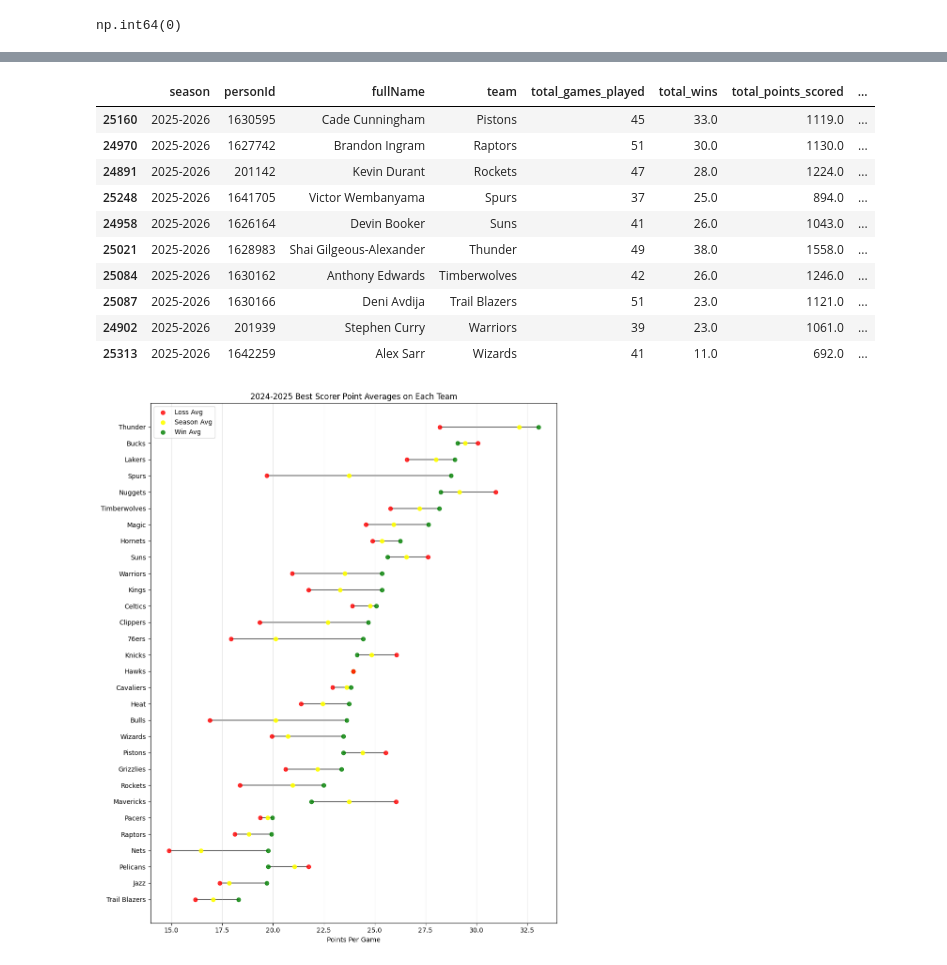
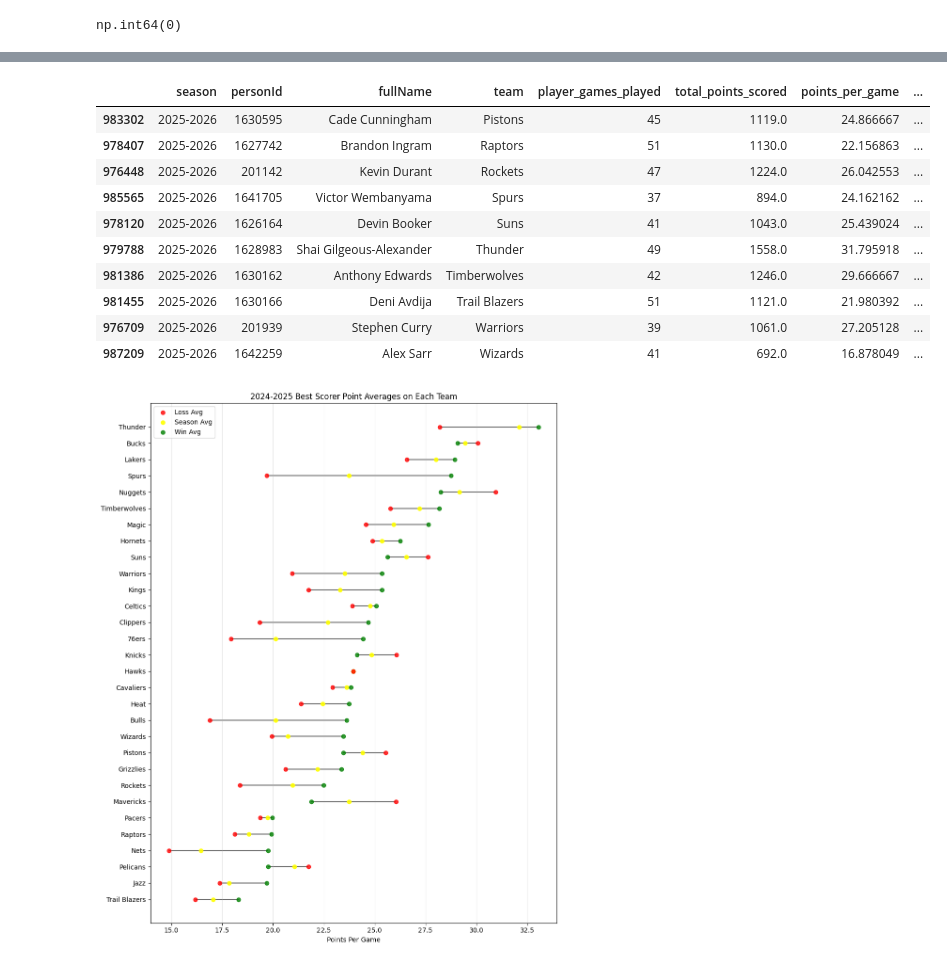
Before and after one commit to nmalloy13/nbaTopScorerProj, a Jupyter notebook: NBA.ipynb, the cells around one changed output, grey strips where cells are left out. Saved outputs shown, nothing was run; the diff lists cells and outputs as text; code cells hidden in the pictures.

```diff
--- a/NBA.ipynb
+++ b/NBA.ipynb
@@ -280,12 +291,13 @@ np.int64(0)
 season_player_stats = RegSeasonPlayerStats.groupby(['season', 'personId']).agg(
     fullName=('fullName', 'first'),
     team=('playerteamName', 'first'),
-    total_games_played=('gameId', 'nunique'),
-    total_wins=('win', 'sum'),
+    player_games_played=('gameId', 'nunique'),
     total_points_scored=('points', 'sum'),
     points_per_game=('points', 'mean'),
     avg_points_per_win=('points', lambda x: x[RegSeasonPlayerStats.loc[x.index, 'win'] == 1].mean()),
-    avg_points_per_loss=('points', lambda x: x[RegSeasonPlayerStats.loc[x.index, 'win'] == 0].mean())
+    avg_points_per_loss=('points', lambda x: x[RegSeasonPlayerStats.loc[x.index, 'win'] == 0].mean()),
+    fg_percentage_per_win=('fieldGoalsPercentage', lambda x: x[RegSeasonPlayerStats.loc[x.index, 'win'] == 1].mean()),
+    fg_percentage_per_loss=('fieldGoalsPercentage', lambda x: x[RegSeasonPlayerStats.loc[x.index, 'win'] == 0].mean())
 ).reset_index()
 season_player_stats.tail(10)
 # %% [output]
@@ -302,0 +315,12 @@ season_player_stats.tail(10)
+# %%
+# Get one row per team per game
+game_wins = RegSeasonPlayerStats[RegSeasonPlayerStats['win'] == 1].groupby(['gameId', 'playerteamName', 'season']).agg(
+    win=('win', 'first'),  # All players on winning team have win=1
+).reset_index()
+game_wins.head(5)
+# Then count wins per team per season
+game_wins = game_wins.groupby(['playerteamName', 'season']).agg(
+    total_team_wins=('win', 'sum'),
+).reset_index()
+
+game_wins[game_wins['season'] == '2024-2025'].sort_values(by='total_team_wins', ascending=False).head(10)
@@ -303,19 +339,24 @@ season_player_stats.tail(10)
+# %%
+# join the total wins per team per season to the season_player_stats dataframe
+season_player_stats = season_player_stats.merge(game_wins, left_on=['team', 'season'], right_on=['playerteamName', 'season'], how='left')
+season_player_stats.drop(columns=['playerteamName'], inplace=True)
 # %%
 # create a dataframe of the best scorer for each team for each season
 topTeamScorers = season_player_stats.loc[season_player_stats.groupby(['season', 'team'])['points_per_game'].idxmax()]
+topTeamScorers["ppg_gap"] = topTeamScorers["avg_points_per_win"] - topTeamScorers["avg_points_per_loss"]
 topTeamScorers.tail(10)
 # %% [output]
-|  | season | personId | fullName | team | total_games_played | total_wins | total_points_scored | ... |
-| 25160 | 2025-2026 | 1630595 | Cade Cunningham | Pistons | 45 | 33.0 | 1119.0 | ... |
-| 24970 | 2025-2026 | 1627742 | Brandon Ingram | Raptors | 51 | 30.0 | 1130.0 | ... |
-| 24891 | 2025-2026 | 201142 | Kevin Durant | Rockets | 47 | 28.0 | 1224.0 | ... |
-| 25248 | 2025-2026 | 1641705 | Victor Wembanyama | Spurs | 37 | 25.0 | 894.0 | ... |
-| 24958 | 2025-2026 | 1626164 | Devin Booker | Suns | 41 | 26.0 | 1043.0 | ... |
-| 25021 | 2025-2026 | 1628983 | Shai Gilgeous-Alexander | Thunder | 49 | 38.0 | 1558.0 | ... |
-| 25084 | 2025-2026 | 1630162 | Anthony Edwards | Timberwolves | 42 | 26.0 | 1246.0 | ... |
-| 25087 | 2025-2026 | 1630166 | Deni Avdija | Trail Blazers | 51 | 23.0 | 1121.0 | ... |
-| 24902 | 2025-2026 | 201939 | Stephen Curry | Warriors | 39 | 23.0 | 1061.0 | ... |
-| 25313 | 2025-2026 | 1642259 | Alex Sarr | Wizards | 41 | 11.0 | 692.0 | ... |
+|  | season | personId | fullName | team | player_games_played | total_points_scored | points_per_game | ... |
+| 983302 | 2025-2026 | 1630595 | Cade Cunningham | Pistons | 45 | 1119.0 | 24.866667 | ... |
+| 978407 | 2025-2026 | 1627742 | Brandon Ingram | Raptors | 51 | 1130.0 | 22.156863 | ... |
+| 976448 | 2025-2026 | 201142 | Kevin Durant | Rockets | 47 | 1224.0 | 26.042553 | ... |
+| 985565 | 2025-2026 | 1641705 | Victor Wembanyama | Spurs | 37 | 894.0 | 24.162162 | ... |
+| 978120 | 2025-2026 | 1626164 | Devin Booker | Suns | 41 | 1043.0 | 25.439024 | ... |
+| 979788 | 2025-2026 | 1628983 | Shai Gilgeous-Alexander | Thunder | 49 | 1558.0 | 31.795918 | ... |
+| 981386 | 2025-2026 | 1630162 | Anthony Edwards | Timberwolves | 42 | 1246.0 | 29.666667 | ... |
+| 981455 | 2025-2026 | 1630166 | Deni Avdija | Trail Blazers | 51 | 1121.0 | 21.980392 | ... |
+| 976709 | 2025-2026 | 201939 | Stephen Curry | Warriors | 39 | 1061.0 | 27.205128 | ... |
+| 987209 | 2025-2026 | 1642259 | Alex Sarr | Wizards | 41 | 692.0 | 16.878049 | ... |
 # %%
 import matplotlib.pyplot as plt
 
```
Also changed, not shown: parts of 8 cells of this notebook.
